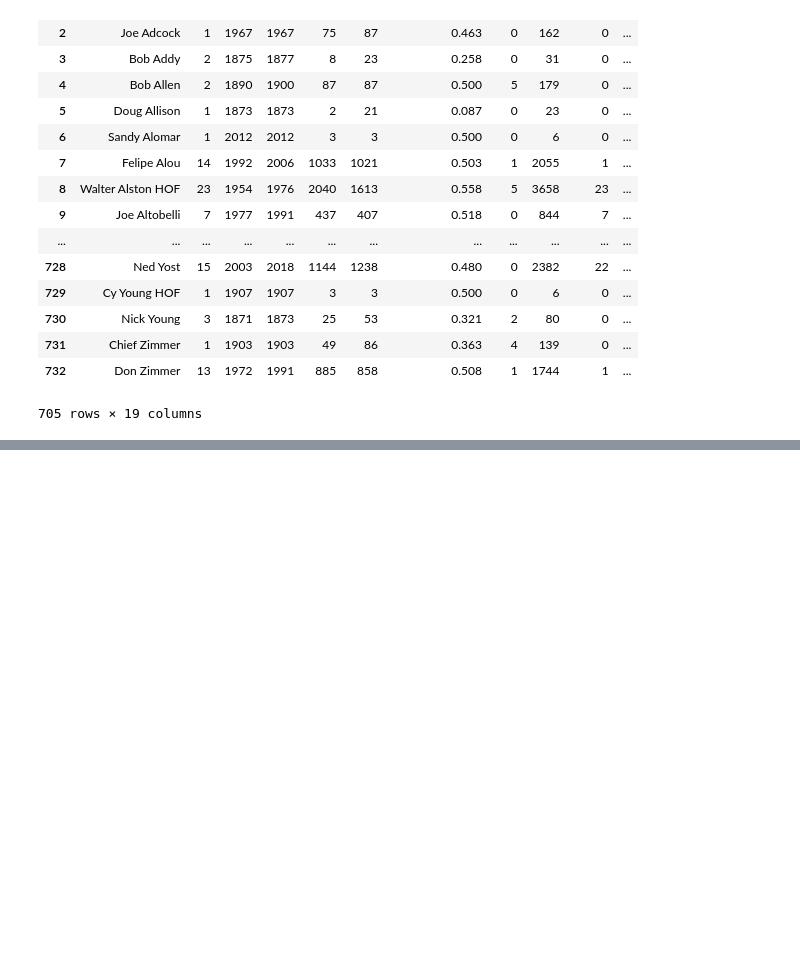
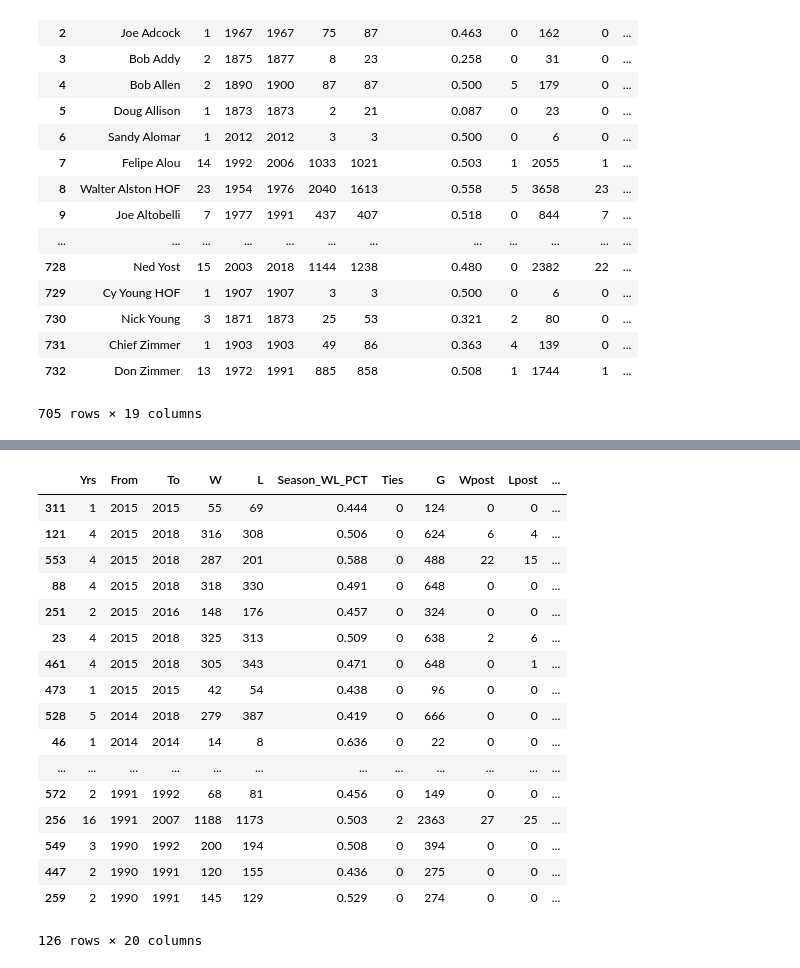
Before and after one commit to bbasista87/ETL_Project, a Jupyter notebook: Manangers_Data.ipynb, the cells around one changed output, grey strips where cells are left out. Cells and saved outputs as stored; diff of their text form; code cells hidden in the pictures; blank space fills up the shorter version.

Commit message:
Clean data and add manager csv to join other manager data frame

```diff
--- a/Manangers_Data.ipynb
+++ b/Manangers_Data.ipynb
@@ -218,0 +219,26 @@ manager_df
+# %%
+splitted = manager_df['Mgr'].str.split()
+manager_df['name_first'] = splitted.str[0]
+manager_df['name_last'] = splitted.str[1]
+# %%
+manager_df = manager_df.drop(columns=['Mgr'])
+manager_df
+# %% [output]
+|  | Yrs | From | To | W | L | Season_WL_PCT | Ties | G | Wpost | Lpost | ... |
+| 311 | 1 | 2015 | 2015 | 55 | 69 | 0.444 | 0 | 124 | 0 | 0 | ... |
+| 121 | 4 | 2015 | 2018 | 316 | 308 | 0.506 | 0 | 624 | 6 | 4 | ... |
+| 553 | 4 | 2015 | 2018 | 287 | 201 | 0.588 | 0 | 488 | 22 | 15 | ... |
+| 88 | 4 | 2015 | 2018 | 318 | 330 | 0.491 | 0 | 648 | 0 | 0 | ... |
+| 251 | 2 | 2015 | 2016 | 148 | 176 | 0.457 | 0 | 324 | 0 | 0 | ... |
+| 23 | 4 | 2015 | 2018 | 325 | 313 | 0.509 | 0 | 638 | 2 | 6 | ... |
+| 461 | 4 | 2015 | 2018 | 305 | 343 | 0.471 | 0 | 648 | 0 | 1 | ... |
+| 473 | 1 | 2015 | 2015 | 42 | 54 | 0.438 | 0 | 96 | 0 | 0 | ... |
+| 528 | 5 | 2014 | 2018 | 279 | 387 | 0.419 | 0 | 666 | 0 | 0 | ... |
+| 46 | 1 | 2014 | 2014 | 14 | 8 | 0.636 | 0 | 22 | 0 | 0 | ... |
+| ... | ... | ... | ... | ... | ... | ... | ... | ... | ... | ... | ... |
+| 572 | 2 | 1991 | 1992 | 68 | 81 | 0.456 | 0 | 149 | 0 | 0 | ... |
+| 256 | 16 | 1991 | 2007 | 1188 | 1173 | 0.503 | 2 | 2363 | 27 | 25 | ... |
+| 549 | 3 | 1990 | 1992 | 200 | 194 | 0.508 | 0 | 394 | 0 | 0 | ... |
+| 447 | 2 | 1990 | 1991 | 120 | 155 | 0.436 | 0 | 275 | 0 | 0 | ... |
+| 259 | 2 | 1990 | 1991 | 145 | 129 | 0.529 | 0 | 274 | 0 | 0 | ... |
+126 rows × 20 columns
```
Also changed, not shown: parts of 2 cells of this notebook, 1 other file.
